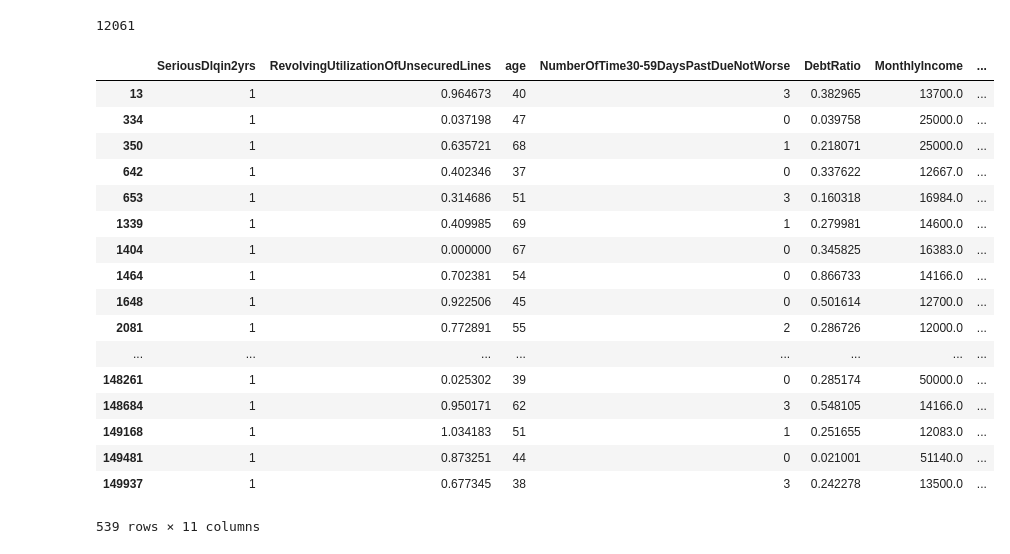
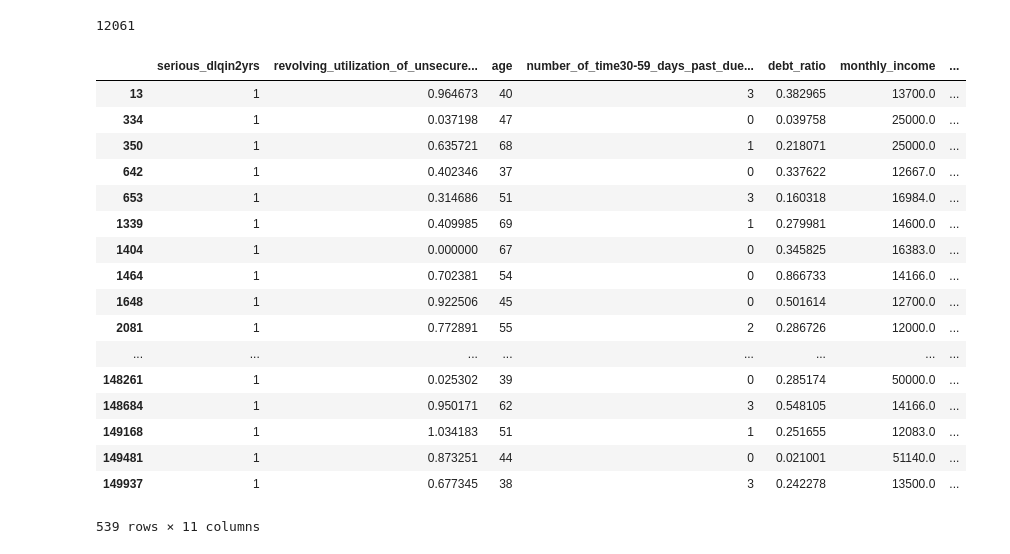
Before and after one commit to olaoluthomas/BIA656, a Jupyter notebook: labs/lab_1/credit_training.ipynb, the cells around one changed output. Cells and saved outputs as stored; diff of their text form; code cells hidden in the pictures.

```diff
--- a/labs/lab1/credit_training.ipynb
+++ b/labs/lab_1/credit_training.ipynb
@@ -74,9 +76,9 @@ NumberRealEstateLoansOrLines                0
 NumberOfTime60-89DaysPastDueNotWorse        0
 NumberOfDependents                       3924
 dtype: int64
+# %%
+def snakify(column_name):
+    s1 = re.sub('(.)([A-Z][a-z]+)', r'\1_\2', column_name)
+    return re.sub('([a-z0-9])([A-Z])', r'\1_\2', s1).lower()
 # %%
-def snakify(text):
-    return text.replace(" ","_").lower()
-
-for column in df.columns:
-    print snakify(column)
+df.columns = [snakify(column) for column in df.columns]
@@ -144,14 +142,14 @@ df['SeriousDlqin2yrs'][df['SeriousDlqin2yrs'] == 1].count()
 # %% [output]
 10026
 # %%
-ninetieth = df['MonthlyIncome'].quantile(0.9)
-df['MonthlyIncome'][df['MonthlyIncome'] >= ninetieth].count()
+ninetieth = df['monthly_income'].quantile(0.9)
+df['monthly_income'][df['monthly_income'] >= ninetieth].count()
 # %% [output]
 12061
 # %%
-df[(df['SeriousDlqin2yrs'] == 1) & (df['MonthlyIncome'] >= ninetieth)]
+df[(df['serious_dlqin2yrs'] == 1) & (df['monthly_income'] >= ninetieth)]
 # %% [output]
-|  | SeriousDlqin2yrs | RevolvingUtilizationOfUnsecuredLines | age | NumberOfTime30-59DaysPastDueNotWorse | DebtRatio | MonthlyIncome | ... |
+|  | serious_dlqin2yrs | revolving_utilization_of_unsecure... | age | number_of_time30-59_days_past_due... | debt_ratio | monthly_income | ... |
 | 13 | 1 | 0.964673 | 40 | 3 | 0.382965 | 13700.0 | ... |
 | 334 | 1 | 0.037198 | 47 | 0 | 0.039758 | 25000.0 | ... |
 | 350 | 1 | 0.635721 | 68 | 1 | 0.218071 | 25000.0 | ... |
```
Also changed, not shown: parts of 9 cells of this notebook, 6 other files.
